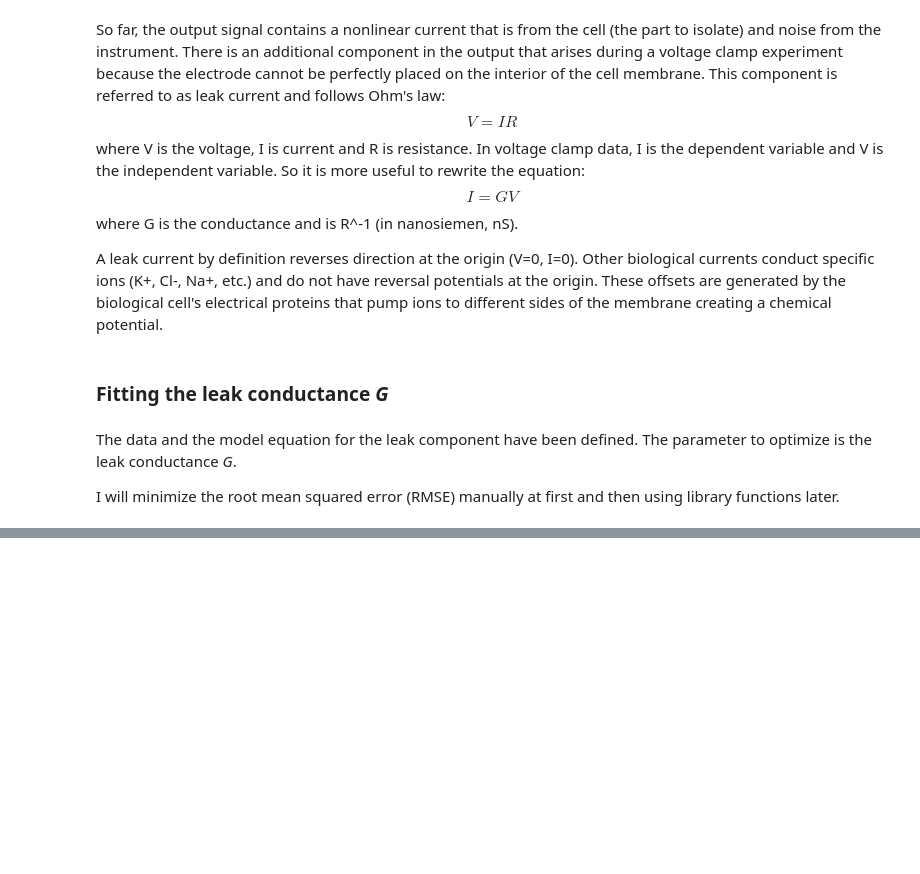
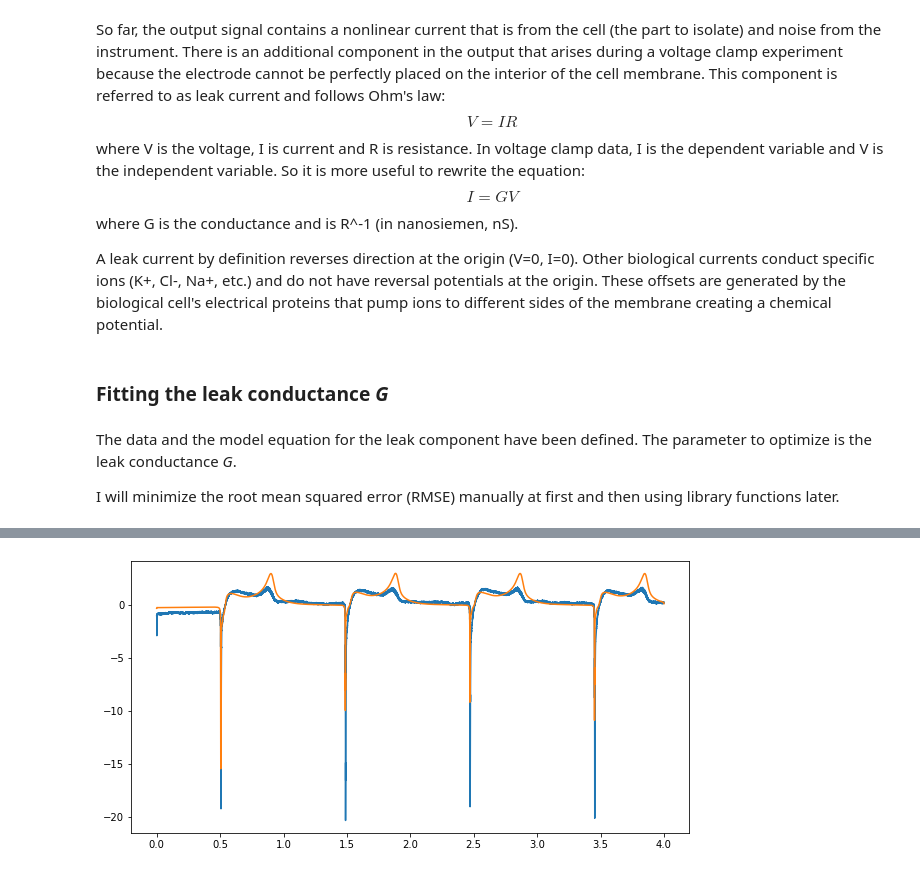
Before and after one commit to dtilley/isolating_bioelectrical_current, a Jupyter notebook: leak_subtraction_TUTORIAL.ipynb, the cells around one changed output, grey strips where cells are left out. Saved outputs shown, nothing was run; the diff lists cells and outputs as text; code cells hidden in the pictures; blank space fills up the shorter version.

```diff
--- a/leak_subtraction_TUTORIAL.ipynb
+++ b/leak_subtraction_TUTORIAL.ipynb
@@ -122,0 +161,3 @@ g_leak_crude
+# %%
+model = pd.read_csv('model_3_kernik_vcp.txt', delimiter=' ')
+model.head()
@@ -122,0 +171,11 @@ g_leak_crude
+# %%
+fig, ax = plt.subplots(figsize=(10,5))
+
+#
+ax.plot(c5_vc.t_ms/1000, i_leak_subtracted, label='Leak Subtracted', color='tab:blue')
+
+#
+ax.plot(model.t/1000, model.I_total, label='Predicted', color='tab:orange')
+plt.show()
+# %% [output]
+[figure, added]
```
Also changed, not shown: parts of 13 cells of this notebook, 1 other file.
